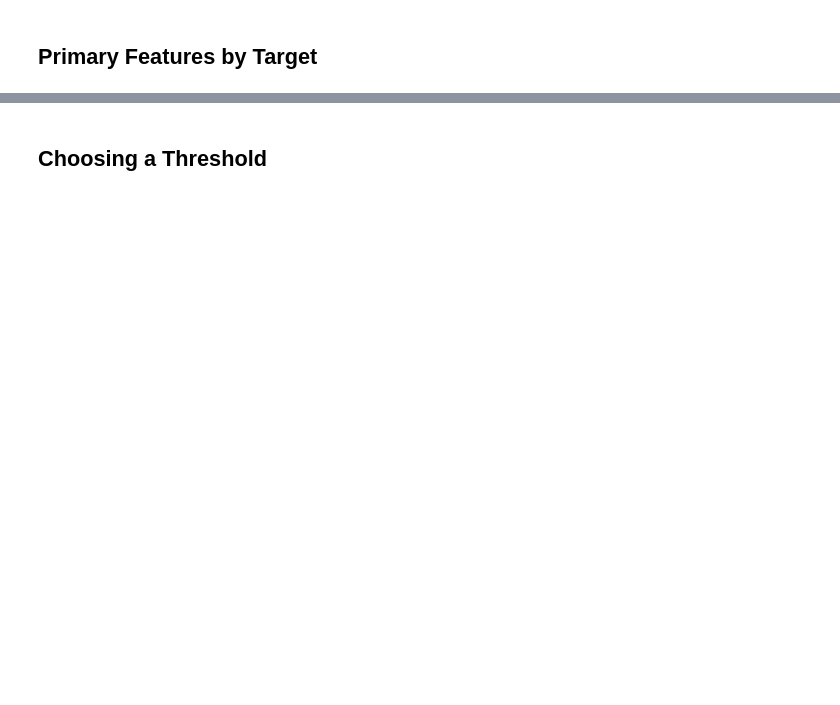
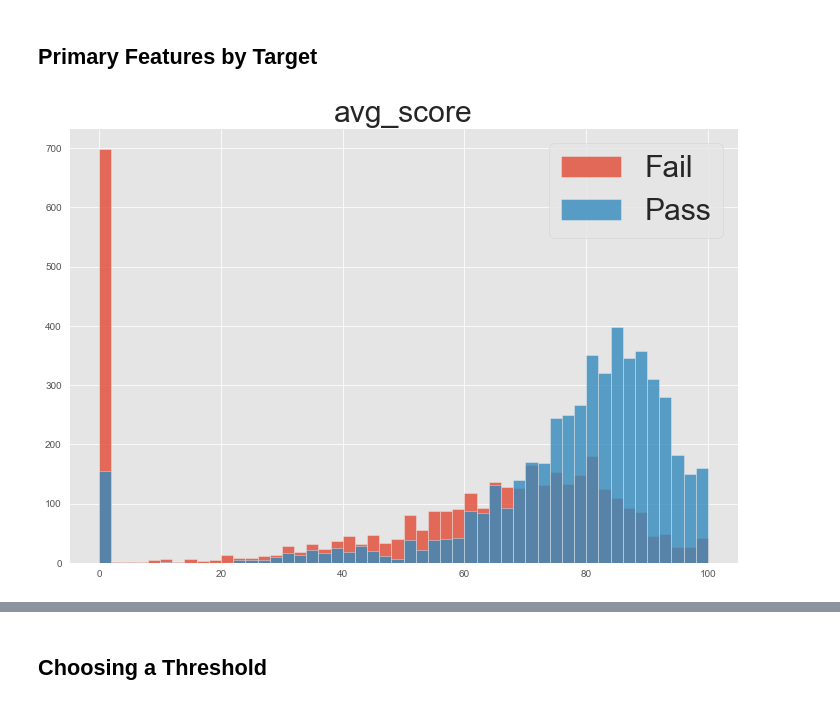
Before and after one commit to jeremymiller00/Predicting-Success-in-Online-Education, a Jupyter notebook: models/random_forest_completion_first_quarter.ipynb, the cells around one changed output, grey strips where cells are left out. Saved outputs shown, nothing was run; the diff lists cells and outputs as text; code cells hidden in the pictures; blank space fills up the shorter version.

Commit message:
develop evaluation; feature importance

```diff
--- a/models/random_forest_completion_first_quarter.ipynb
+++ b/models/random_forest_completion_first_quarter.ipynb
@@ -85,18 +85,17 @@ def print_confusion_matrix(conf_mat, model_name):
     plt.title('{} Confusion Matrix'.format(model_name), fontsize=40)
     plt.show()
 
-# def evaluate_classifier(model, t):
-#     '''
-#     Given a classifier and a threshold, returns key evaluation metrics
-#     '''
-#     predictions = (rf_model.predict_proba(X_test)[:, 1:] > t)
-#     roc_auc = roc_auc_score(y_test, predictions)
-#     probas = rf_model.predict_proba(X_test)[:, :1]
-#     tprs, fprs, thresh = roc_curve(y_test, probas)
-#     recall = recall_score(y_test, predictions, average='micro')
-#     conf_mat = confusion_matrix(y_test, predictions, labels=None)
-#     class_report = classification_report(y_test, predictions)
-#     return predictions, roc_auc, probas, tprs, fprs, thresh, recall, conf_mat, class_report
+def plot_target_hist(feature, h_range, bins=50, alpha=0.8):
+    '''
+    Plot a histogram of a feature with color indicating model prediction
+    '''
+    pos = np.where(y_test == True)
+    neg = np.where(y_test == False)
+    plt.figure(figsize=(12,8))
+    plt.hist(X_test.loc[pos][feature], range=h_range, bins=bins, alpha=alpha, label='Fail')
+    plt.hist(X_test.loc[neg][feature], range=h_range, bins=bins, alpha=alpha, label='Pass')
+    plt.legend(prop={'size': 30})
+    plt.title(feature, fontsize=30)
 # %%
 X_train = pd.read_csv('../data/processed/first_quarter/X_train.csv')
 y_train = pd.read_csv('../data/processed/first_quarter/y_train.csv')
@@ -241,0 +222,4 @@ neg = np.where(y_test == False)
+# %%
+plot_target_hist('avg_score', (0,100))
+# %% [output]
+[figure, added]
```
Also changed, not shown: parts of 13 cells of this notebook.
